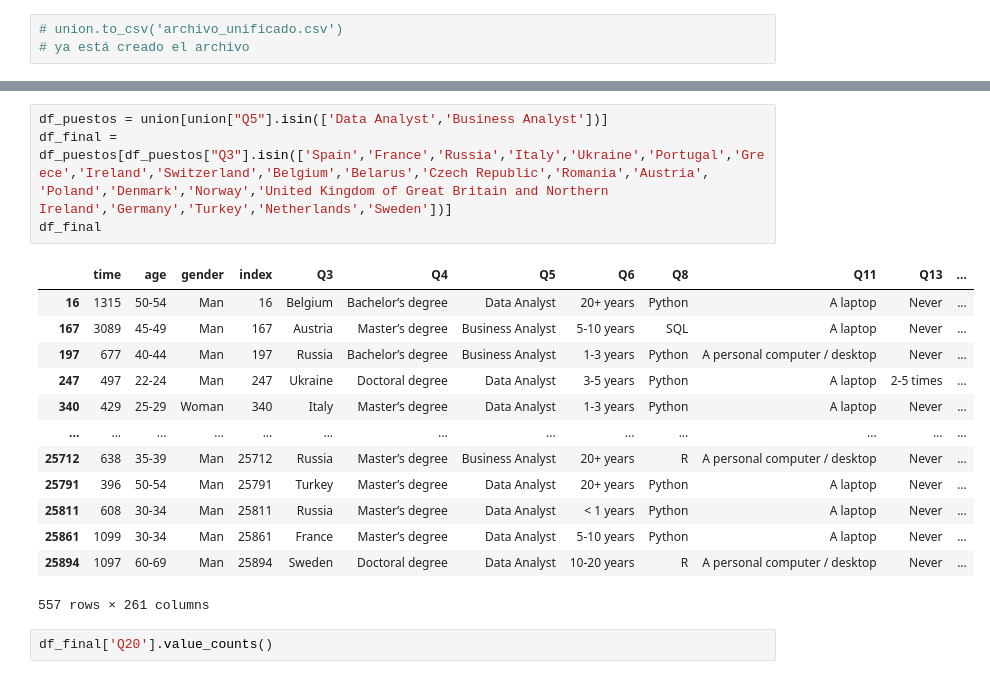
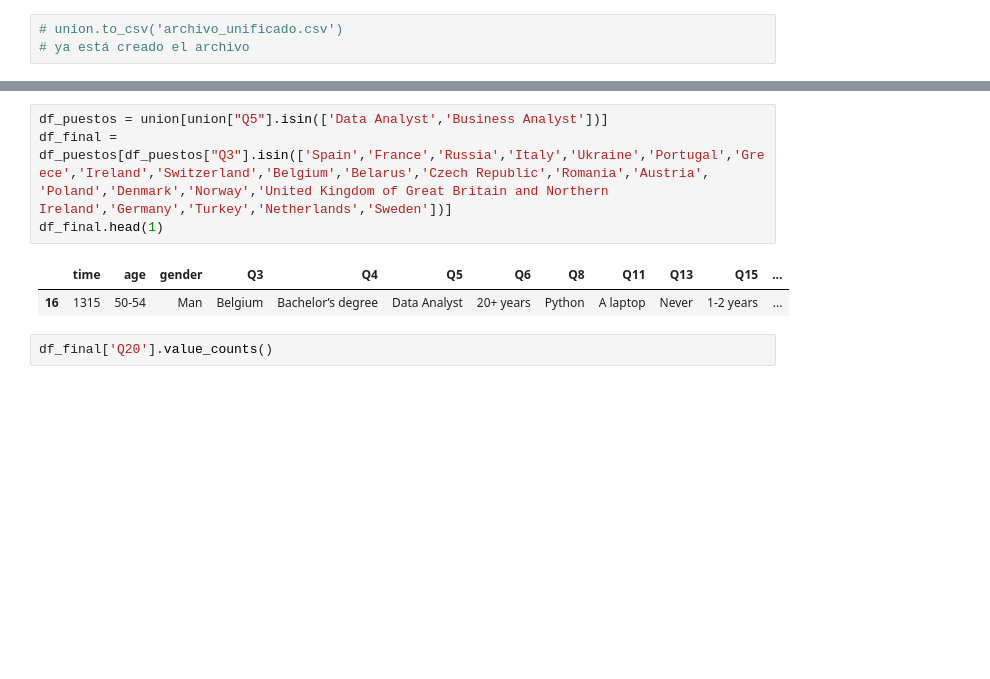
Before and after one commit to MonicaSL110/proyecto-transformacion-digital, a Jupyter notebook: exploracion_datos.ipynb, the cells around one changed output, grey strips where cells are left out. Saved outputs shown, nothing was run; the diff lists cells and outputs as text; blank space fills up the shorter version.

Commit message:
columnas juntas

```diff
--- a/exploracion_datos.ipynb
+++ b/exploracion_datos.ipynb
@@ -322,21 +336,10 @@ Length: 261, dtype: int64
 # %%
 df_puestos = union[union["Q5"].isin(['Data Analyst','Business Analyst'])]
 df_final = df_puestos[df_puestos["Q3"].isin(['Spain','France','Russia','Italy','Ukraine','Portugal','Greece','Ireland','Switzerland','Belgium','Belarus','Czech Republic','Romania','Austria', 'Poland','Denmark','Norway','United Kingdom of Great Britain and Northern Ireland','Germany','Turkey','Netherlands','Sweden'])]
-df_final
+df_final.head(1)
 # %% [output]
-|  | time | age | gender | index | Q3 | Q4 | Q5 | Q6 | Q8 | Q11 | Q13 | ... |
-| 16 | 1315 | 50-54 | Man | 16 | Belgium | Bachelor’s degree | Data Analyst | 20+ years | Python | A laptop | Never | ... |
-| 167 | 3089 | 45-49 | Man | 167 | Austria | Master’s degree | Business Analyst | 5-10 years | SQL | A laptop | Never | ... |
-| 197 | 677 | 40-44 | Man | 197 | Russia | Bachelor’s degree | Business Analyst | 1-3 years | Python | A personal computer / desktop | Never | ... |
-| 247 | 497 | 22-24 | Man | 247 | Ukraine | Doctoral degree | Data Analyst | 3-5 years | Python | A laptop | 2-5 times | ... |
-| 340 | 429 | 25-29 | Woman | 340 | Italy | Master’s degree | Data Analyst | 1-3 years | Python | A laptop | Never | ... |
-| ... | ... | ... | ... | ... | ... | ... | ... | ... | ... | ... | ... | ... |
-| 25712 | 638 | 35-39 | Man | 25712 | Russia | Master’s degree | Business Analyst | 20+ years | R | A personal computer / desktop | Never | ... |
-| 25791 | 396 | 50-54 | Man | 25791 | Turkey | Master’s degree | Data Analyst | 20+ years | Python | A laptop | Never | ... |
-| 25811 | 608 | 30-34 | Man | 25811 | Russia | Master’s degree | Data Analyst | < 1 years | Python | A laptop | Never | ... |
-| 25861 | 1099 | 30-34 | Man | 25861 | France | Master’s degree | Data Analyst | 5-10 years | Python | A laptop | Never | ... |
-| 25894 | 1097 | 60-69 | Man | 25894 | Sweden | Doctoral degree | Data Analyst | 10-20 years | R | A personal computer / desktop | Never | ... |
+|  | time | age | gender | Q3 | Q4 | Q5 | Q6 | Q8 | Q11 | Q13 | Q15 | ... |
+| 16 | 1315 | 50-54 | Man | Belgium | Bachelor’s degree | Data Analyst | 20+ years | Python | A laptop | Never | 1-2 years | ... |
-557 rows × 261 columns
 # %%
 df_final['Q20'].value_counts()
 # %% [output]
```
Also changed, not shown: parts of 6 cells of this notebook, 2 other files.
